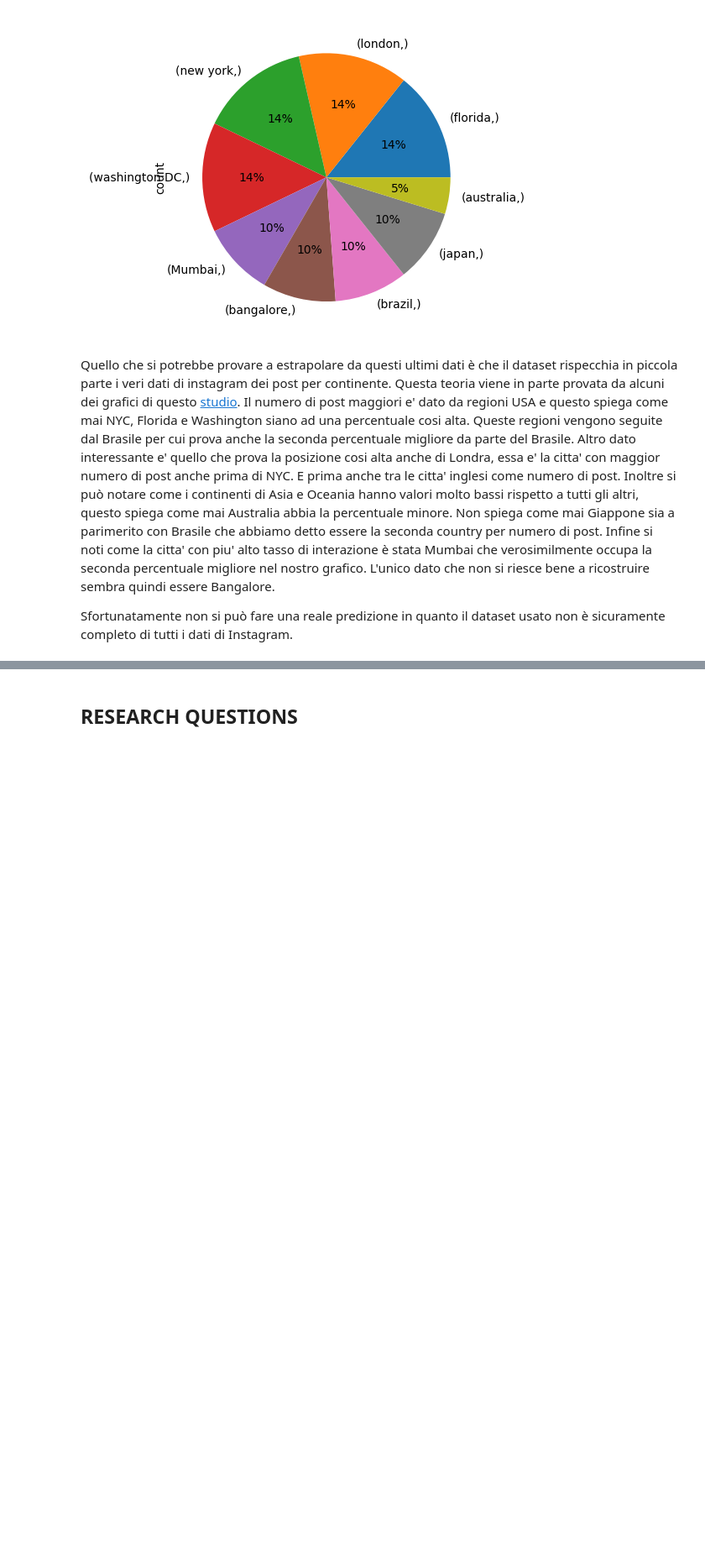
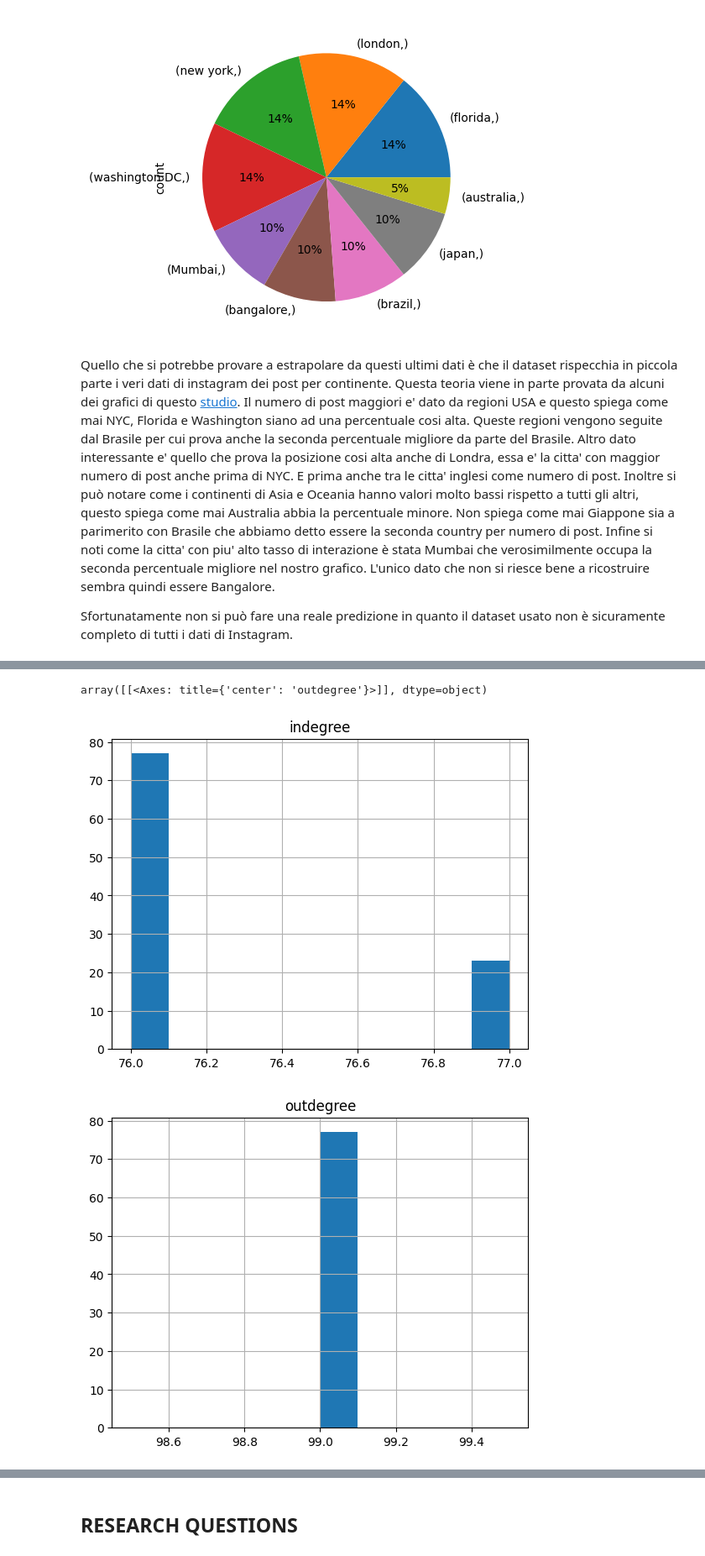
Before and after one commit to Gattopandacorno/bigData, a Jupyter notebook: GDS_Module.ipynb, the cells around one changed output, grey strips where cells are left out. Shown at 84% size. Saved outputs shown, nothing was run; the diff lists cells and outputs as text; code cells hidden in the pictures; blank space fills up the shorter version.

```diff
--- a/GDS_Module.ipynb
+++ b/GDS_Module.ipynb
@@ -264,0 +291,25 @@ Sfortunatamente non si può fare una reale predizione in quanto il dataset usato
+# %%
+# Controlliamo ora come sono distribuiti il numero di follower per user (in degree)
+res = s.run('''match (u:User)<-[:FOLLOWS]-() with distinct u.id as user,
+               count(*) as indegree return indegree''').data()
+
+pd.DataFrame(res).hist()
+
+# I valori sembrano tutti molto vicini tra loro ma, come si vede per range di valori piu' ampi
+# su social network graph, riporta molti utenti con valori piu' bassi e pochi con valori alti
+# Si potrebbe avanzare quindi l'ipotesi che gli utenti con valore nell'intorno di 76.9-77.0
+# siano quelli piu' seguiti
+
+# Controlliamo ora com'e' distribuito il numero di persone seguite per user (out degree)
+res = s.run('''match (u:User)-[:FOLLOWS]->() with distinct u.id as user,
+               count(*) as outdegree return outdegree''').data()
+
+pd.DataFrame(res).hist()
+# Quello che si sperava di trovare e' un grafo circa come quello precedente in quanto
+# specularmente a prima gli utenti piu' seguiti sono quelli che dovrebbe seguire meno
+# Il fatto che e' stato trovato questo risultato fa pensare che il grafo possa non rappresentare
+# appieno uno small-world come invece sarebbero social di questo tipo
+# %% [output]
+array([[<Axes: title={'center': 'outdegree'}>]], dtype=object)
+[figure, added]
+[figure, added]
```
Also changed, not shown: parts of 5 cells of this notebook.
